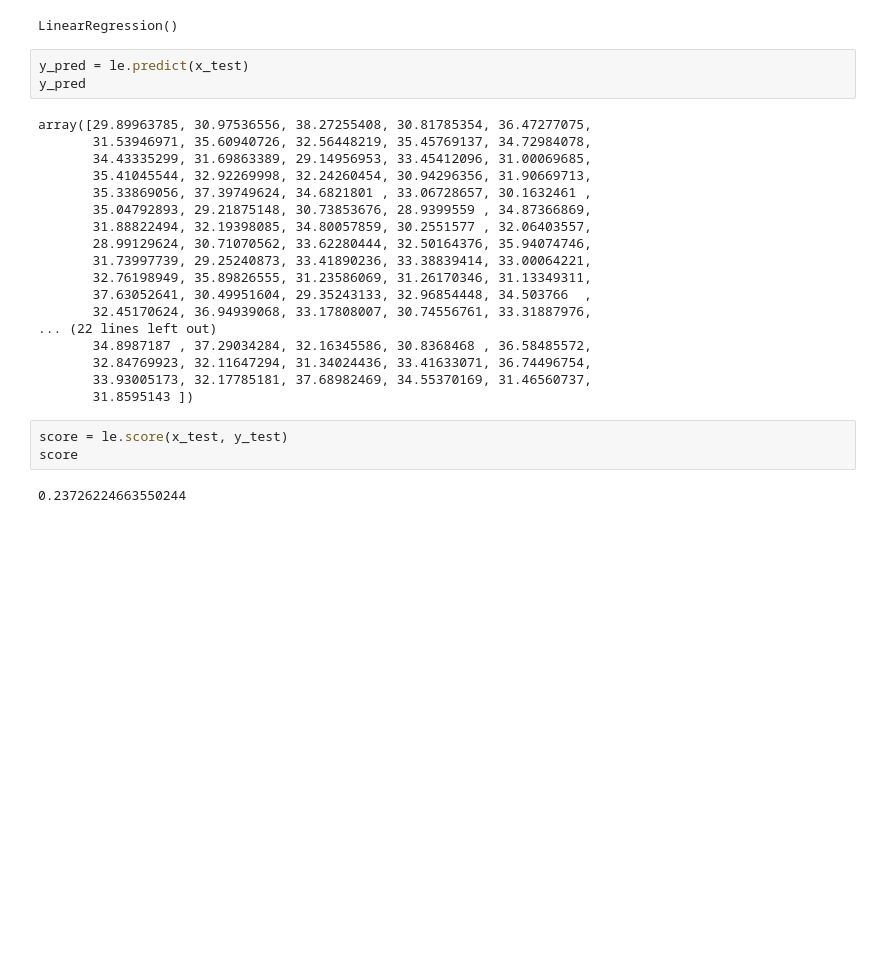
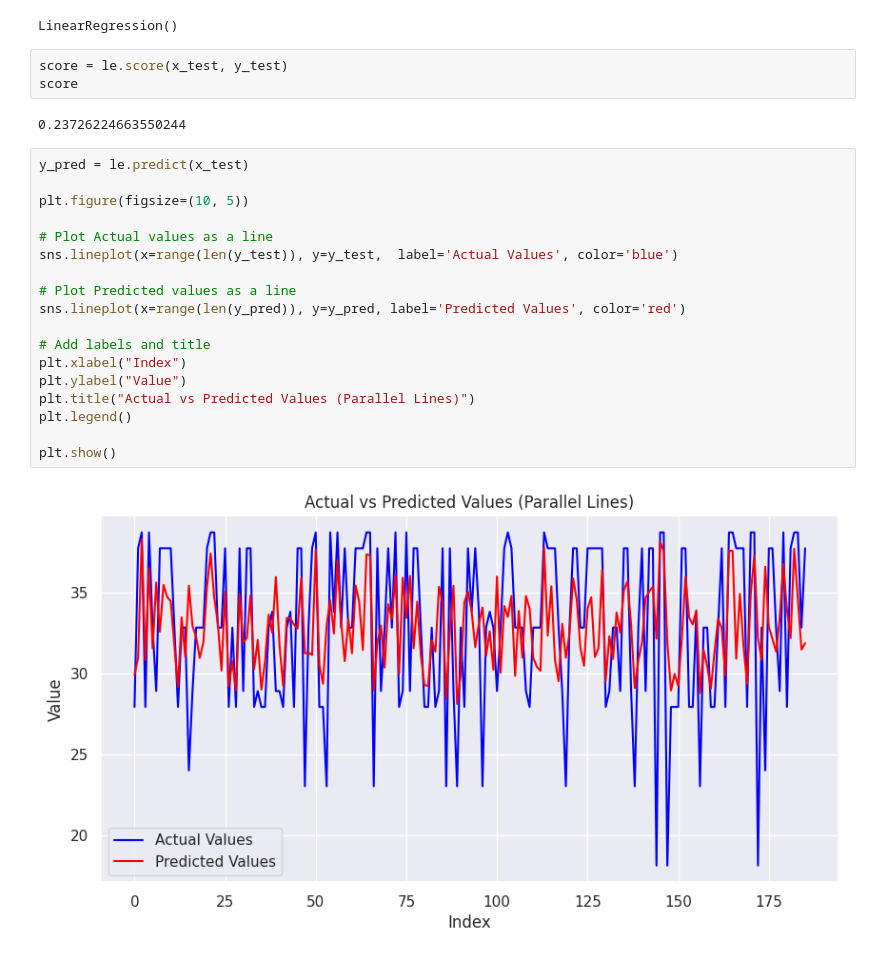
Before and after one commit to Rathod11jay/Unified_Mentor, a Jupyter notebook: Coffee_Sales_Analysis.ipynb, the cells around one changed output. Saved outputs shown, nothing was run; the diff lists cells and outputs as text; blank space fills up the shorter version.

```diff
--- a/Coffee_Sales_Analysis.ipynb
+++ b/Coffee_Sales_Analysis.ipynb
@@ -313,32 +313,31 @@ le = LinearRegression()
 le.fit(x_train, y_train)
 # %% [output]
 LinearRegression()
-# %%
-y_pred = le.predict(x_test)
-y_pred
-# %% [output]
-array([29.89963785, 30.97536556, 38.27255408, 30.81785354, 36.47277075,
-       31.53946971, 35.60940726, 32.56448219, 35.45769137, 34.72984078,
-       34.43335299, 31.69863389, 29.14956953, 33.45412096, 31.00069685,
-       35.41045544, 32.92269998, 32.24260454, 30.94296356, 31.90669713,
-       35.33869056, 37.39749624, 34.6821801 , 33.06728657, 30.1632461 ,
-       35.04792893, 29.21875148, 30.73853676, 28.9399559 , 34.87366869,
-       31.88822494, 32.19398085, 34.80057859, 30.2551577 , 32.06403557,
-       28.99129624, 30.71070562, 33.62280444, 32.50164376, 35.94074746,
-       31.73997739, 29.25240873, 33.41890236, 33.38839414, 33.00064221,
-       32.76198949, 35.89826555, 31.23586069, 31.26170346, 31.13349311,
-       37.63052641, 30.49951604, 29.35243133, 32.96854448, 34.503766  ,
-       32.45170624, 36.94939068, 33.17808007, 30.74556761, 33.31887976,
-... (22 lines left out)
-       34.8987187 , 37.29034284, 32.16345586, 30.8368468 , 36.58485572,
-       32.84769923, 32.11647294, 31.34024436, 33.41633071, 36.74496754,
-       33.93005173, 32.17785181, 37.68982469, 34.55370169, 31.46560737,
-       31.8595143 ])
 # %%
 score = le.score(x_test, y_test)
 score
 # %% [output]
 0.23726224663550244
+# %%
+y_pred = le.predict(x_test)
+
+plt.figure(figsize=(10, 5))
+
+# Plot Actual values as a line
+sns.lineplot(x=range(len(y_test)), y=y_test,  label='Actual Values', color='blue')
+
+# Plot Predicted values as a line
+sns.lineplot(x=range(len(y_pred)), y=y_pred, label='Predicted Values', color='red')
+
+# Add labels and title
+plt.xlabel("Index")
+plt.ylabel("Value")
+plt.title("Actual vs Predicted Values (Parallel Lines)")
+plt.legend()
+
+plt.show()
+# %% [output]
+[figure, added]
 # %%
 from sklearn.metrics import mean_squared_error, r2_score
 
```
Also changed, not shown: parts of 3 cells of this notebook.
